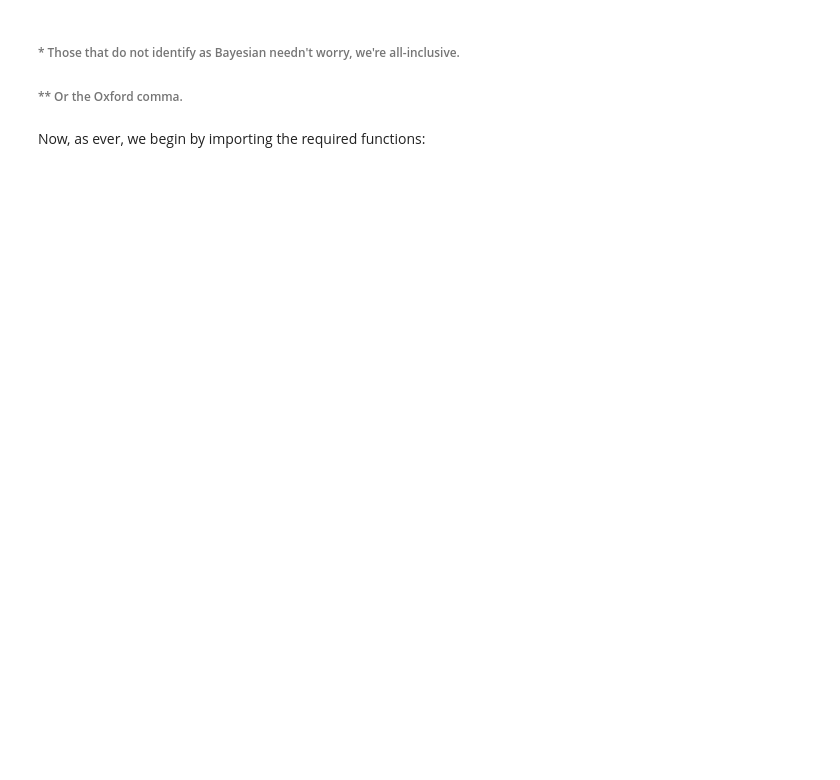
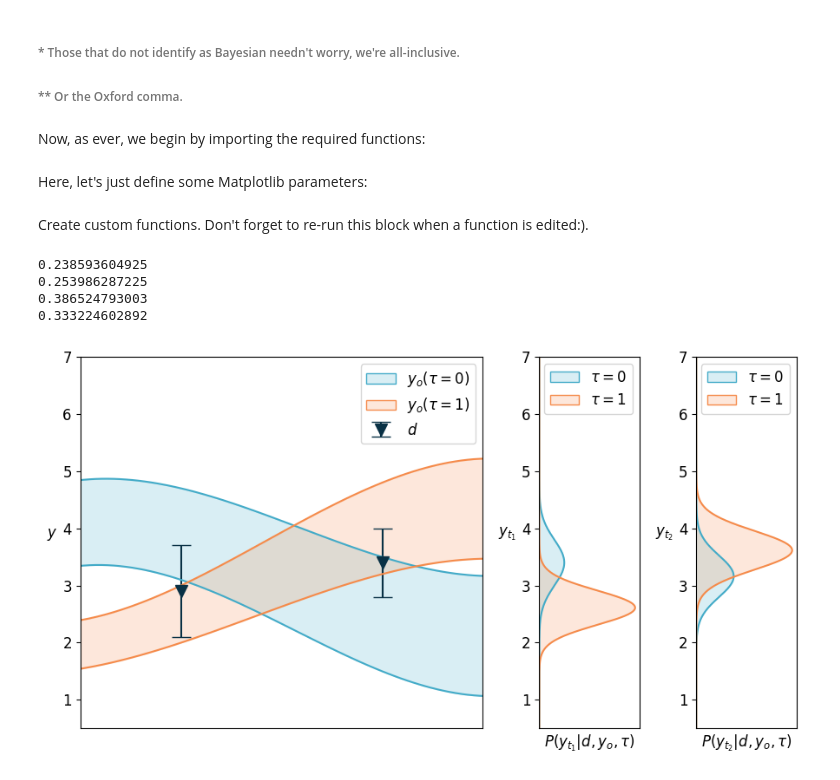
Before and after one commit to ethyroberts/BADAC, a Jupyter notebook: demo.ipynb, the cells around one changed output. Cells and saved outputs as stored; diff of their text form; code cells hidden in the pictures; blank space fills up the shorter version.

Commit message:
Added a small batch of data to demo.ipynb

```diff
--- a/demo.ipynb
+++ b/demo.ipynb
@@ -37,0 +43,21 @@ from badac import bhm_gauss
+# %% [markdown]
+Here, let's just define some Matplotlib parameters:
+# %%
+mpl.rcParams['font.family'] = 'sans-serif'
+mpl.rcParams['font.size'] = 12.0
+# %% [markdown]
+Create custom functions. Don't forget to re-run this block when a function is edited:).
+# %%
+d1    = 2.9
+d2    = 3.4
+derr1 = 0.8
+derr2 = 0.6
+schematic_data(d1,d2,derr1,derr2)
+schematic_figure()
+plt.show()
+# %% [output]
+0.238593604925
+0.253986287225
+0.386524793003
+0.333224602892
+[figure, added]
```
Also changed, not shown: parts of 3 cells of this notebook, 10 other files.
